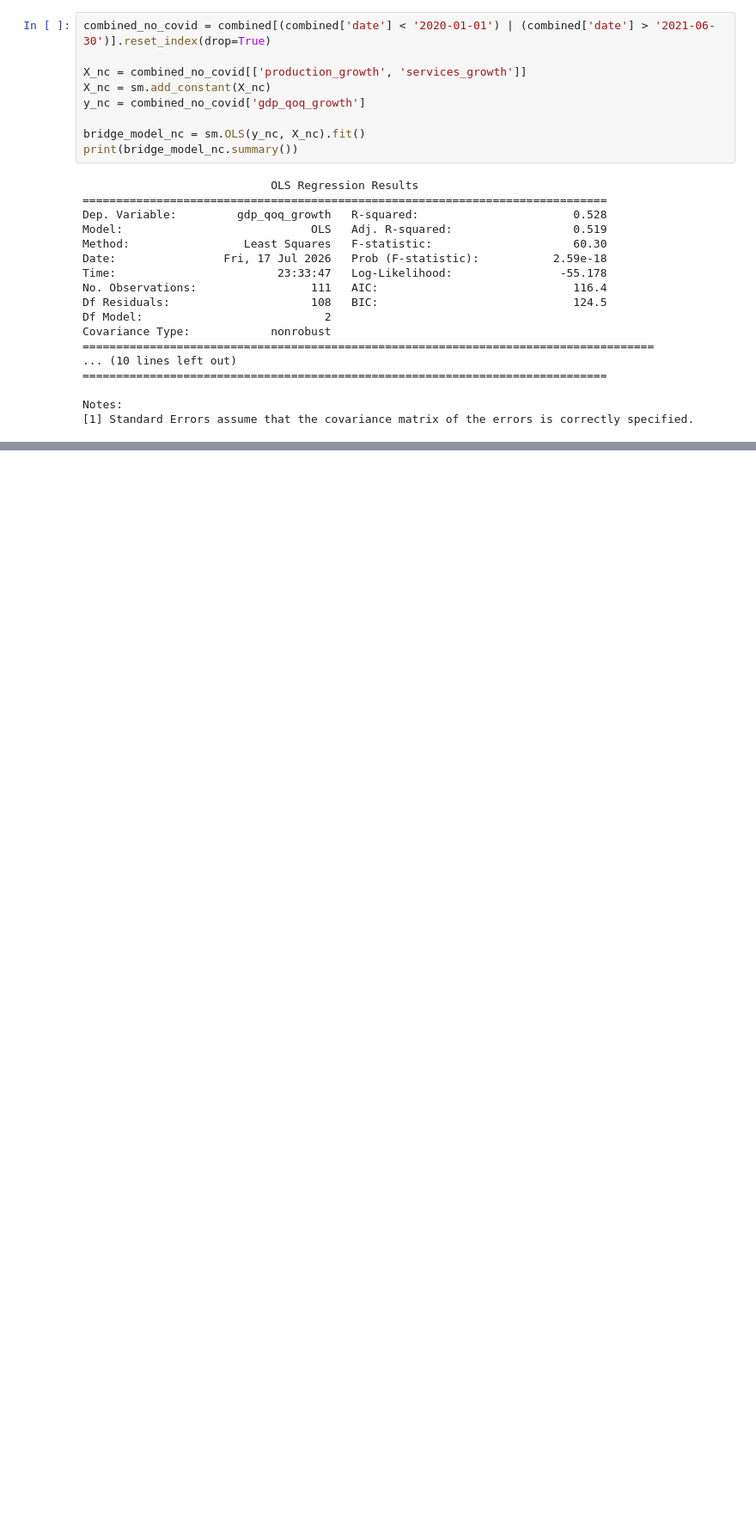
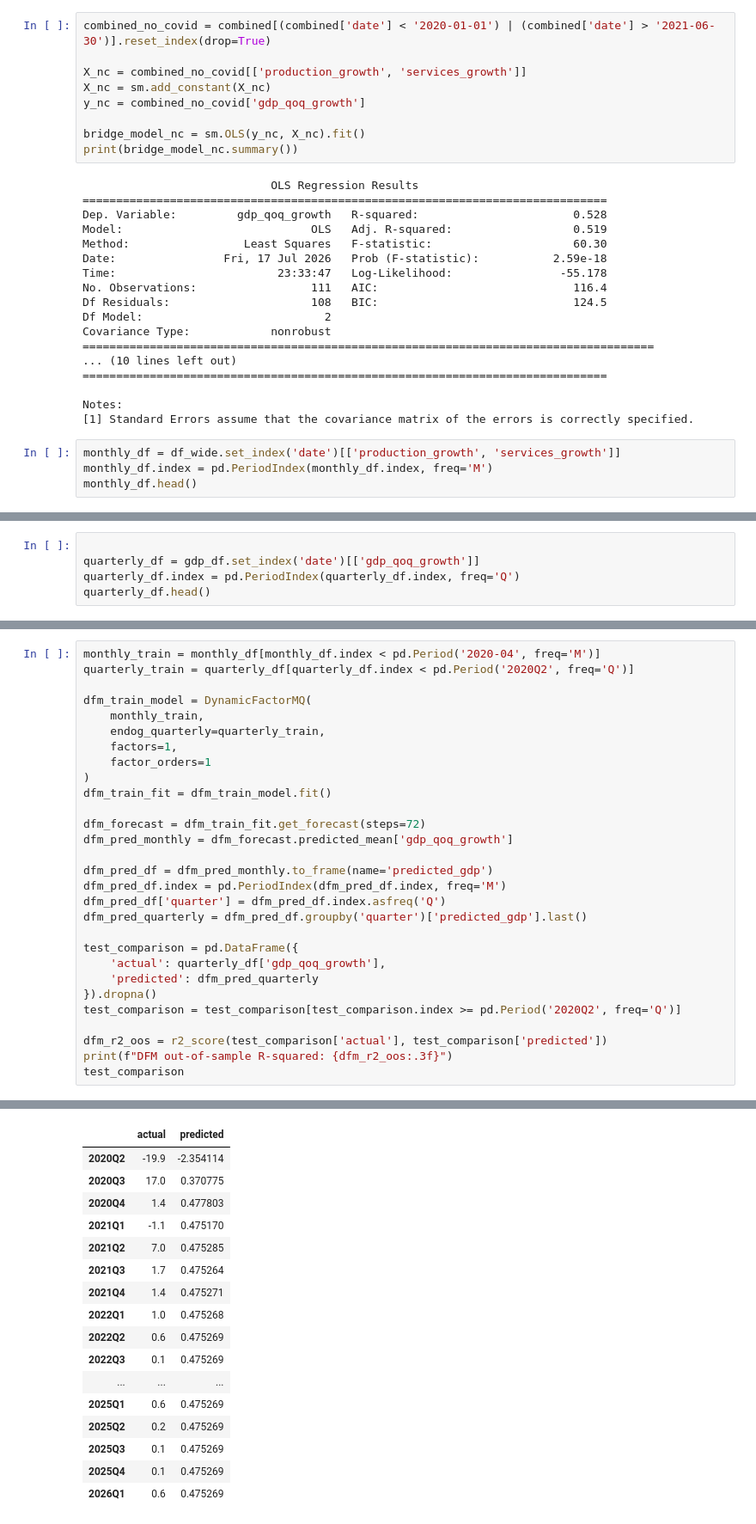
Before and after one commit to Khadeza-Zaman/uk-gdp-nowcasting, a Jupyter notebook: notebooks/01_nowcasting_exploration.ipynb, the cells around one changed output, grey strips where cells are left out. Shown at 86% size. Drawn from its saved outputs; the diff is of its cells as text; blank space fills up the shorter version.

```diff
--- a/notebooks/01_nowcasting_exploration.ipynb
+++ b/notebooks/01_nowcasting_exploration.ipynb
@@ -228,3 +228,7 @@ Covariance Type:            nonrobust
 
 Notes:
 [1] Standard Errors assume that the covariance matrix of the errors is correctly specified.
+# %%
+monthly_df = df_wide.set_index('date')[['production_growth', 'services_growth']]
+monthly_df.index = pd.PeriodIndex(monthly_df.index, freq='M')
+monthly_df.head()
@@ -230,0 +243,5 @@ Notes:
+# %%
+
+quarterly_df = gdp_df.set_index('date')[['gdp_qoq_growth']]
+quarterly_df.index = pd.PeriodIndex(quarterly_df.index, freq='Q')
+quarterly_df.head()
@@ -230,0 +360,30 @@ Notes:
+# %%
+monthly_train = monthly_df[monthly_df.index < pd.Period('2020-04', freq='M')]
+quarterly_train = quarterly_df[quarterly_df.index < pd.Period('2020Q2', freq='Q')]
+
+dfm_train_model = DynamicFactorMQ(
+    monthly_train,
+    endog_quarterly=quarterly_train,
+    factors=1,
+    factor_orders=1
+)
+dfm_train_fit = dfm_train_model.fit()
+
+dfm_forecast = dfm_train_fit.get_forecast(steps=72)
+dfm_pred_monthly = dfm_forecast.predicted_mean['gdp_qoq_growth']
+
+dfm_pred_df = dfm_pred_monthly.to_frame(name='predicted_gdp')
+dfm_pred_df.index = pd.PeriodIndex(dfm_pred_df.index, freq='M')
+dfm_pred_df['quarter'] = dfm_pred_df.index.asfreq('Q')
+dfm_pred_quarterly = dfm_pred_df.groupby('quarter')['predicted_gdp'].last()
+
+test_comparison = pd.DataFrame({
+    'actual': quarterly_df['gdp_qoq_growth'],
+    'predicted': dfm_pred_quarterly
+}).dropna()
+test_comparison = test_comparison[test_comparison.index >= pd.Period('2020Q2', freq='Q')]
+
+dfm_r2_oos = r2_score(test_comparison['actual'], test_comparison['predicted'])
+print(f"DFM out-of-sample R-squared: {dfm_r2_oos:.3f}")
+test_comparison
+# %% [output]
@@ -230,0 +391,17 @@ Notes:
+|  | actual | predicted |
+| 2020Q2 | -19.9 | -2.354114 |
+| 2020Q3 | 17.0 | 0.370775 |
+| 2020Q4 | 1.4 | 0.477803 |
+| 2021Q1 | -1.1 | 0.475170 |
+| 2021Q2 | 7.0 | 0.475285 |
+| 2021Q3 | 1.7 | 0.475264 |
+| 2021Q4 | 1.4 | 0.475271 |
+| 2022Q1 | 1.0 | 0.475268 |
+| 2022Q2 | 0.6 | 0.475269 |
+| 2022Q3 | 0.1 | 0.475269 |
+| ... | ... | ... |
+| 2025Q1 | 0.6 | 0.475269 |
+| 2025Q2 | 0.2 | 0.475269 |
+| 2025Q3 | 0.1 | 0.475269 |
+| 2025Q4 | 0.1 | 0.475269 |
+| 2026Q1 | 0.6 | 0.475269 |
```
Also changed, not shown: parts of 9 cells of this notebook, 1 other file.
